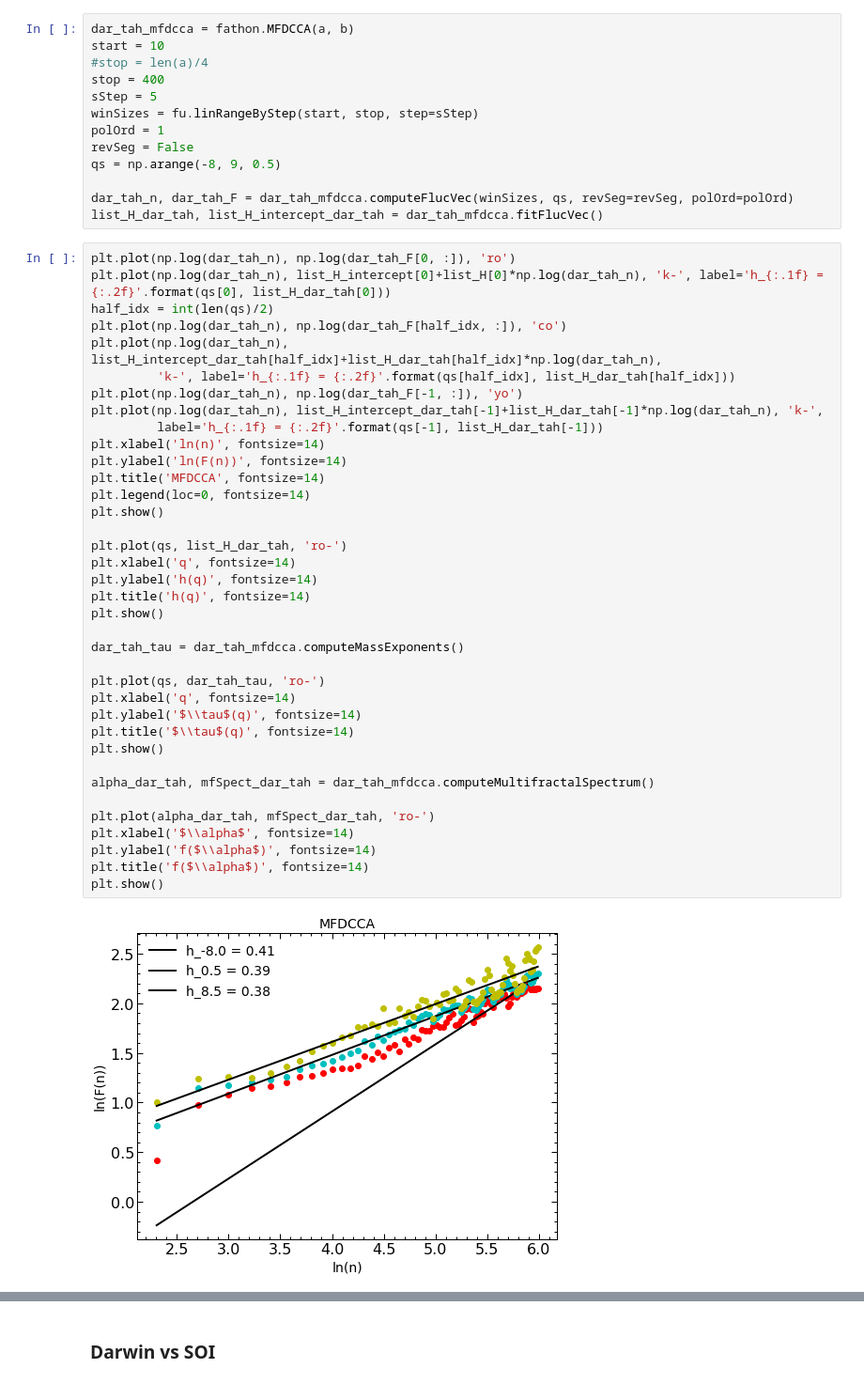
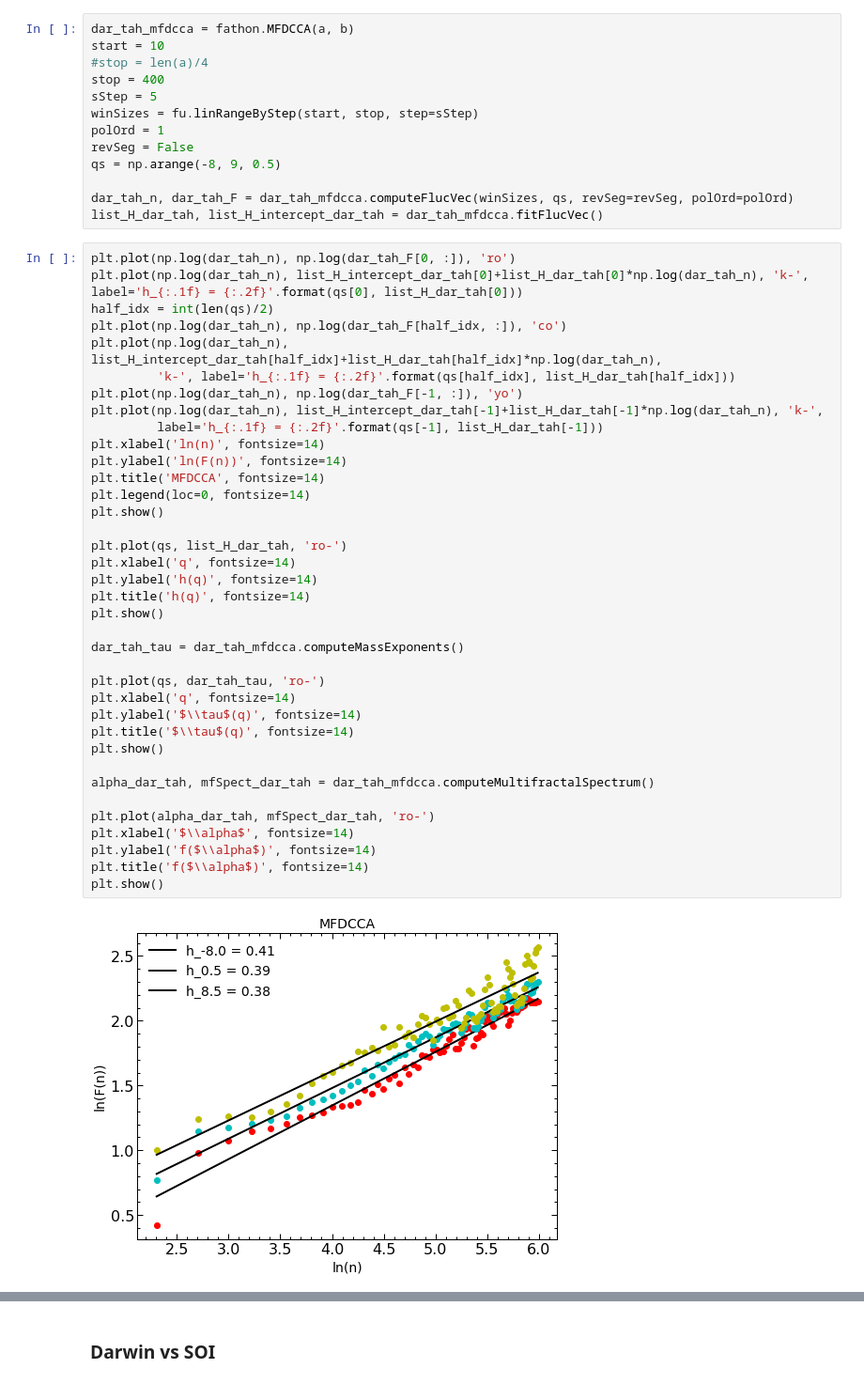
Before and after one commit to sebasjaro/MFDFAX, a Jupyter notebook: Python/MFDCCA.ipynb, the cells around one changed output, grey strips where cells are left out. Shown at 94% size. Drawn from its saved outputs; the diff is of its cells as text.

```diff
--- a/Python/MFDCCA.ipynb
+++ b/Python/MFDCCA.ipynb
@@ -107,7 +107,7 @@ dar_tah_n, dar_tah_F = dar_tah_mfdcca.computeFlucVec(winSizes, qs, revSeg=revSeg
 list_H_dar_tah, list_H_intercept_dar_tah = dar_tah_mfdcca.fitFlucVec()
 # %%
 plt.plot(np.log(dar_tah_n), np.log(dar_tah_F[0, :]), 'ro')
-plt.plot(np.log(dar_tah_n), list_H_intercept[0]+list_H[0]*np.log(dar_tah_n), 'k-', label='h_{:.1f} = {:.2f}'.format(qs[0], list_H_dar_tah[0]))
+plt.plot(np.log(dar_tah_n), list_H_intercept_dar_tah[0]+list_H_dar_tah[0]*np.log(dar_tah_n), 'k-', label='h_{:.1f} = {:.2f}'.format(qs[0], list_H_dar_tah[0]))
 half_idx = int(len(qs)/2)
 plt.plot(np.log(dar_tah_n), np.log(dar_tah_F[half_idx, :]), 'co')
 plt.plot(np.log(dar_tah_n), list_H_intercept_dar_tah[half_idx]+list_H_dar_tah[half_idx]*np.log(dar_tah_n),
@@ -116,34 +116,34 @@ plt.plot(np.log(dar_tah_n), np.log(dar_tah_F[-1, :]), 'yo')
 plt.plot(np.log(dar_tah_n), list_H_intercept_dar_tah[-1]+list_H_dar_tah[-1]*np.log(dar_tah_n), 'k-',
          label='h_{:.1f} = {:.2f}'.format(qs[-1], list_H_dar_tah[-1]))
 plt.xlabel('ln(n)', fontsize=14)
 plt.ylabel('ln(F(n))', fontsize=14)
 plt.title('MFDCCA', fontsize=14)
 plt.legend(loc=0, fontsize=14)
 plt.show()
 
 plt.plot(qs, list_H_dar_tah, 'ro-')
 plt.xlabel('q', fontsize=14)
 plt.ylabel('h(q)', fontsize=14)
 plt.title('h(q)', fontsize=14)
 plt.show()
 
 dar_tah_tau = dar_tah_mfdcca.computeMassExponents()
 
 plt.plot(qs, dar_tah_tau, 'ro-')
 plt.xlabel('q', fontsize=14)
 plt.ylabel('$\\tau$(q)', fontsize=14)
 plt.title('$\\tau$(q)', fontsize=14)
 plt.show()
 
 alpha_dar_tah, mfSpect_dar_tah = dar_tah_mfdcca.computeMultifractalSpectrum()
 
 plt.plot(alpha_dar_tah, mfSpect_dar_tah, 'ro-')
 plt.xlabel('$\\alpha$', fontsize=14)
 plt.ylabel('f($\\alpha$)', fontsize=14)
 plt.title('f($\\alpha$)', fontsize=14)
 plt.show()
 # %% [output]
-[figure, old version]
+[figure, new version]
 [figure]
 [figure]
 [figure]
```
Also changed, not shown: parts of 8 cells of this notebook.
